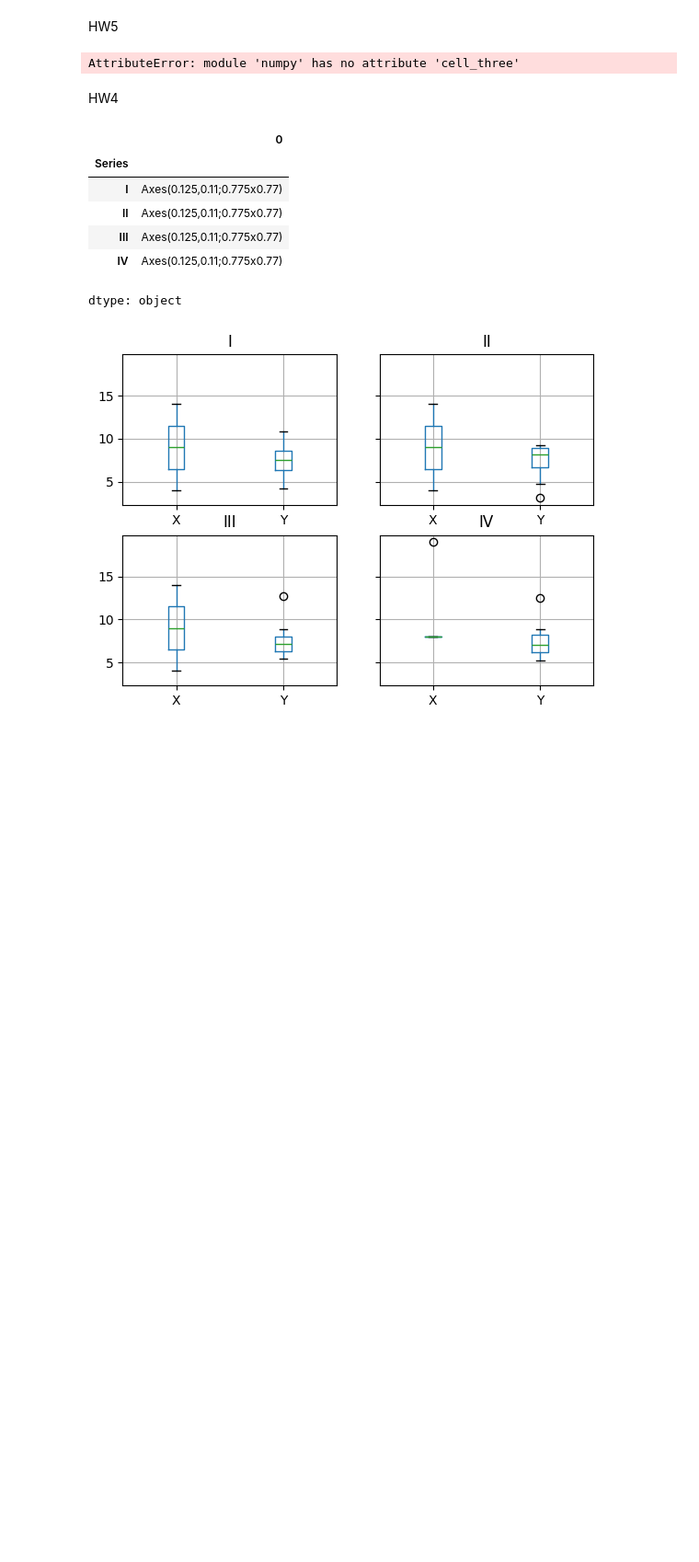
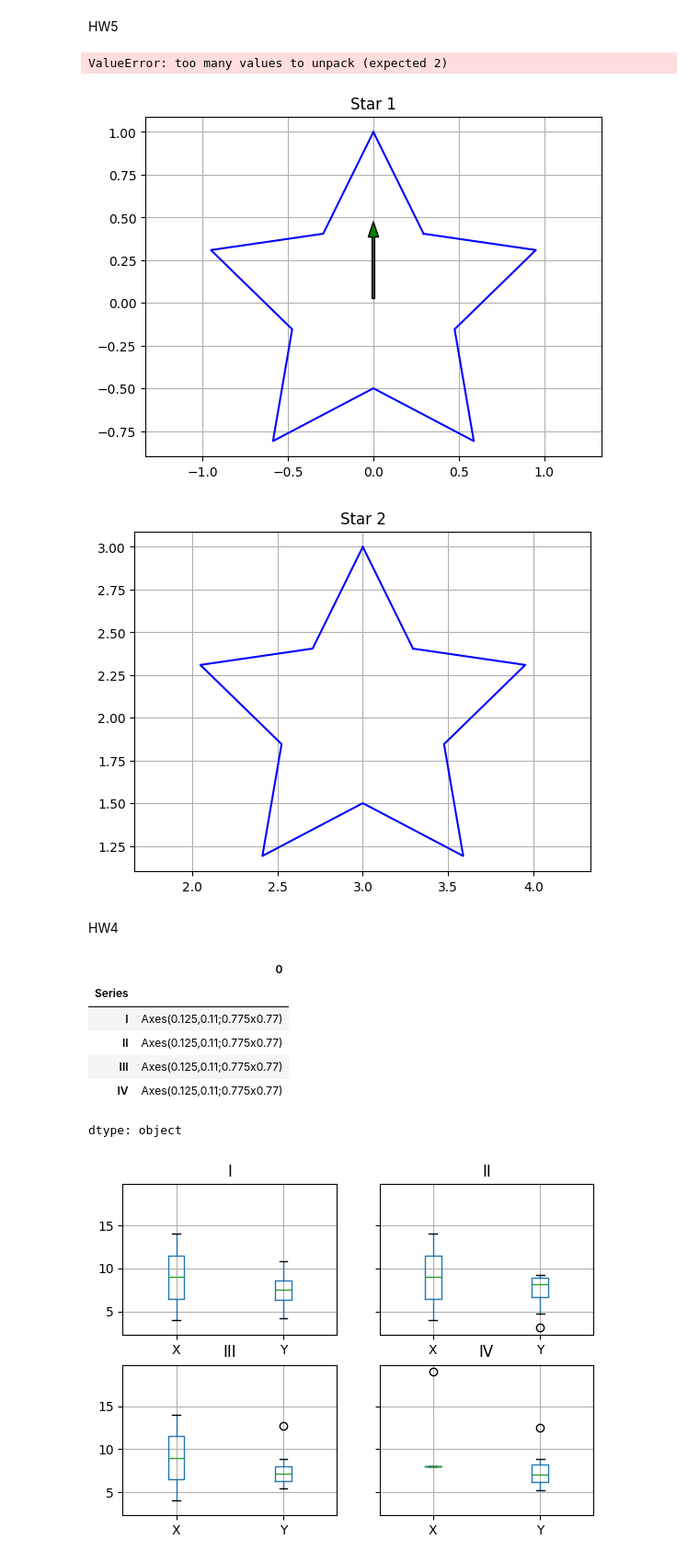
Before and after one commit to Cooper1217/BME3053C-Spring-2025, a Jupyter notebook: HW/All_HWs.ipynb, the cells around one changed output. Shown at 92% size. Drawn from its saved outputs; the diff is of its cells as text; code cells hidden in the pictures; blank space fills up the shorter version.

```diff
--- a/HW/All_HWs.ipynb
+++ b/HW/All_HWs.ipynb
@@ -86,12 +101,21 @@ def translate(tx, ty):
         [0, 1, ty],
         [0, 0, 1]
     ])
-# %%
-#translated up 2
-cell_three = generate_star(center=(0,0), num_points=5, outer_radius=1, inner_radius=0.5, homogeneous=True)
-translated_cell_three = translate()
-# %% [output]
-AttributeError: module 'numpy' has no attribute 'cell_three'
+# %%
+#translated up 2
+cell_three = generate_star(center=(0,0), num_points=5, outer_radius=1, inner_radius=0.5, homogeneous=False)
+#translated_cell_three = np.dot(cell_three, translate(3,2))
+cell_three_homogeneous = np.column_stack((cell_three, np.ones(cell_three.shape[0])))  # (N×3) ✅
+translation = translate(3,2)
+translated_cell_three = (translation @ cell_three_homogeneous.T).T
+fig, ax31 = plt.subplots()
+fig, ax32 = plt.subplots()
+plot_star(ax31, cell_three, "Star 1", False)
+plot_star(ax32, translated_cell_three,"Star 2", False)
+# %% [output]
+ValueError: too many values to unpack (expected 2)
+[figure, added]
+[figure, added]
 # %% [markdown]
 HW4
 # %%
```
Also changed, not shown: parts of 2 cells of this notebook.
